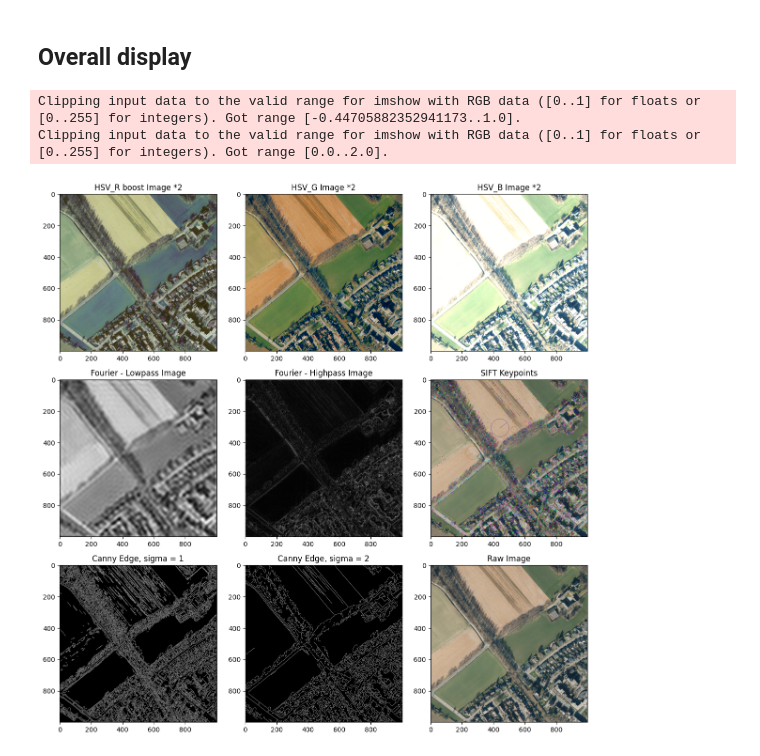
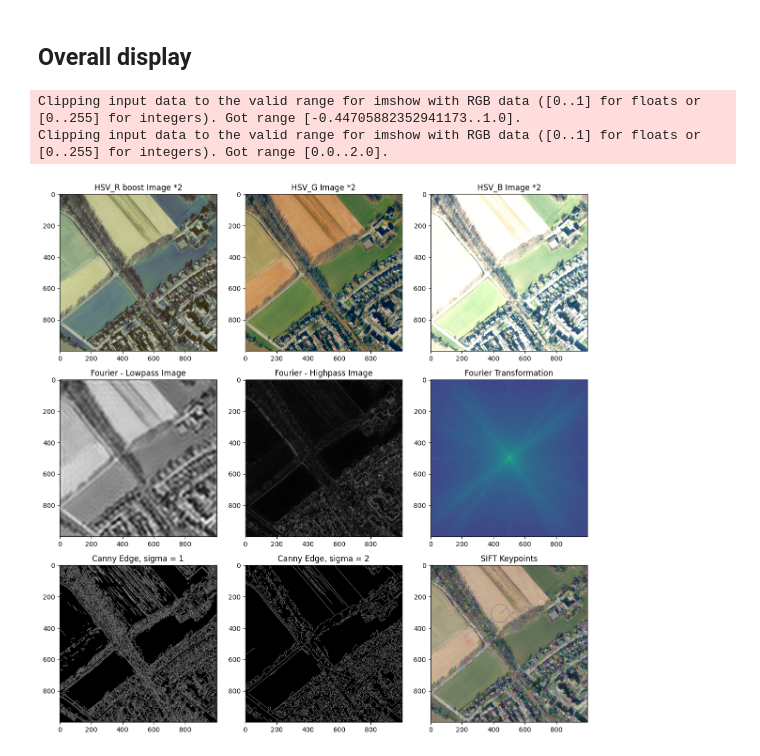
Before and after one commit to RaphaelYangWJ/remote_sensing_image, a Jupyter notebook: Notebook_Image_Processing_02.ipynb, the cells around one changed output. Saved outputs shown, nothing was run; the diff lists cells and outputs as text; code cells hidden in the pictures.

```diff
--- a/Notebook_Image_Processing_02.ipynb
+++ b/Notebook_Image_Processing_02.ipynb
@@ -52,7 +53,7 @@ high_pass_filter[crow-30:crow+30, ccol-30:ccol+30] = 0
 f_shift_filtered = f_shift * low_pass_filter
 f_ishift = np.fft.ifftshift(f_shift_filtered)
 img_lowpass_filtered = np.fft.ifft2(f_ishift)
-img_lowpass_filtered = np.abs(img_filtered)
+img_lowpass_filtered = np.abs(img_lowpass_filtered)
 # apply high-pass filter
 f_shift_filtered = f_shift * high_pass_filter
 f_ishift = np.fft.ifftshift(f_shift_filtered)
@@ -81,29 +82,29 @@ img_with_keypoints = cv2.drawKeypoints(img_2, keypoints, None, flags=cv2.DRAW_MA
 # %%
 fig, ax = plt.subplots(3, 3, figsize=(12, 12))
 ax[0, 0].imshow(hsv_r_boost)
 ax[0, 0].set_title('HSV_R boost Image *2')
 ax[0, 1].imshow(hsv_g_boost)
 ax[0, 1].set_title('HSV_G Image *2')
 ax[0, 2].imshow(hsv_b_boost)
 ax[0, 2].set_title('HSV_B Image *2')
 
 
 ax[1, 0].imshow(img_lowpass_filtered, cmap='gray')
 ax[1, 0].set_title('Fourier - Lowpass Image')
 ax[1, 1].imshow(img_highpass_filtered, cmap='gray')
 ax[1, 1].set_title('Fourier - Highpass Image')
-ax[1, 2].imshow(cv2.cvtColor(img_with_keypoints, cv2.COLOR_BGR2RGB))
-ax[1, 2].set_title('SIFT Keypoints')
+ax[1, 2].imshow(magnitude_spectrum)
+ax[1, 2].set_title('Fourier Transformation')
 
 ax[2, 0].imshow(edges_canny_sig_1, cmap='gray')
 ax[2, 0].set_title('Canny Edge, sigma = 1')
 ax[2, 1].imshow(edges_canny_sig_2, cmap='gray')
 ax[2, 1].set_title('Canny Edge, sigma = 2')
-ax[2, 2].imshow(img)
-ax[2, 2].set_title('Raw Image')
+ax[2, 2].imshow(cv2.cvtColor(img_with_keypoints, cv2.COLOR_BGR2RGB))
+ax[2, 2].set_title('SIFT Keypoints')
 
 plt.tight_layout()
 # %% [output]
 Clipping input data to the valid range for imshow with RGB data ([0..1] for floats or [0..255] for integers). Got range [-0.44705882352941173..1.0].
 Clipping input data to the valid range for imshow with RGB data ([0..1] for floats or [0..255] for integers). Got range [0.0..2.0].
-[figure, old version]
+[figure, new version]
```
Also changed, not shown: parts of 1 cell of this notebook.
